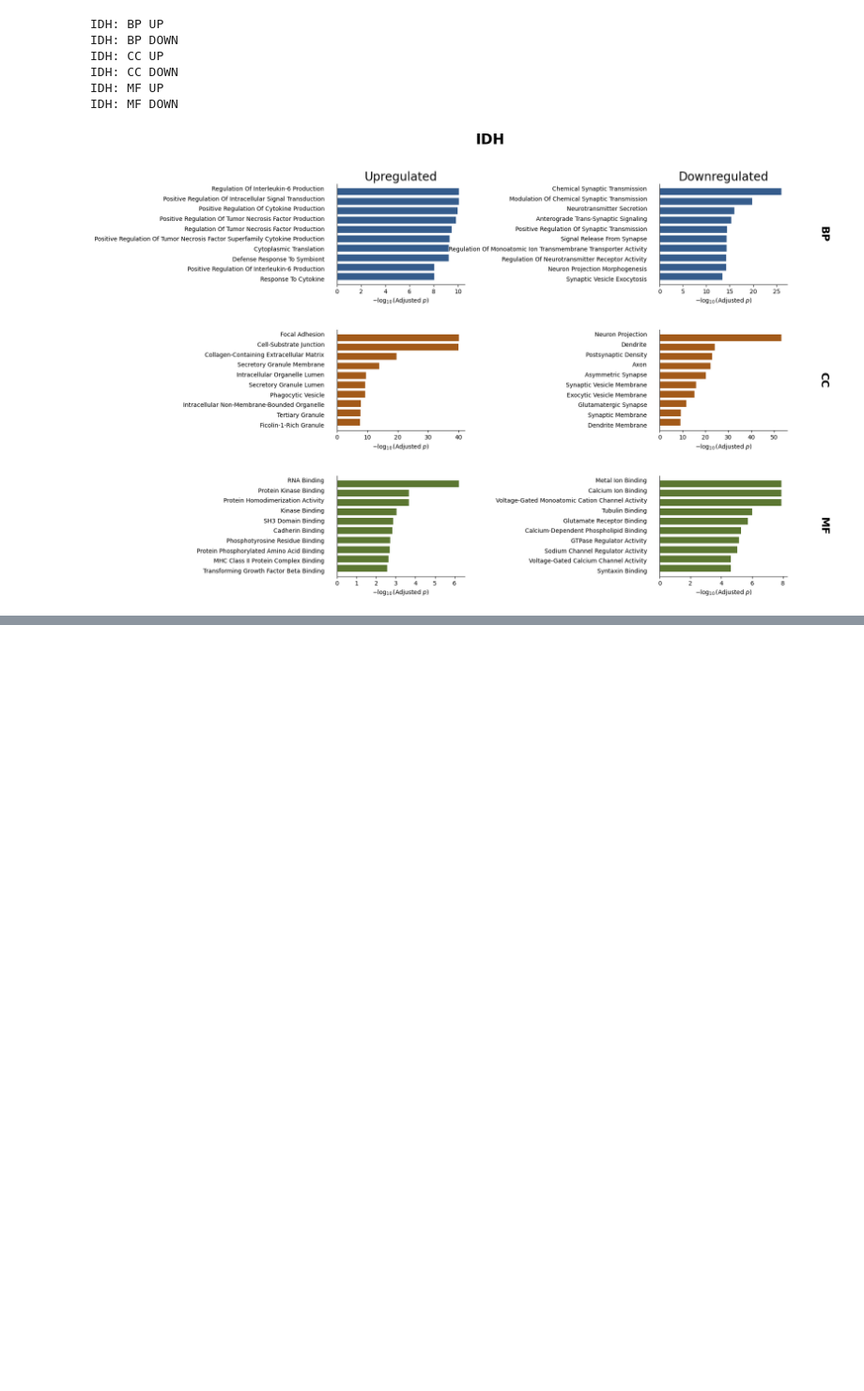
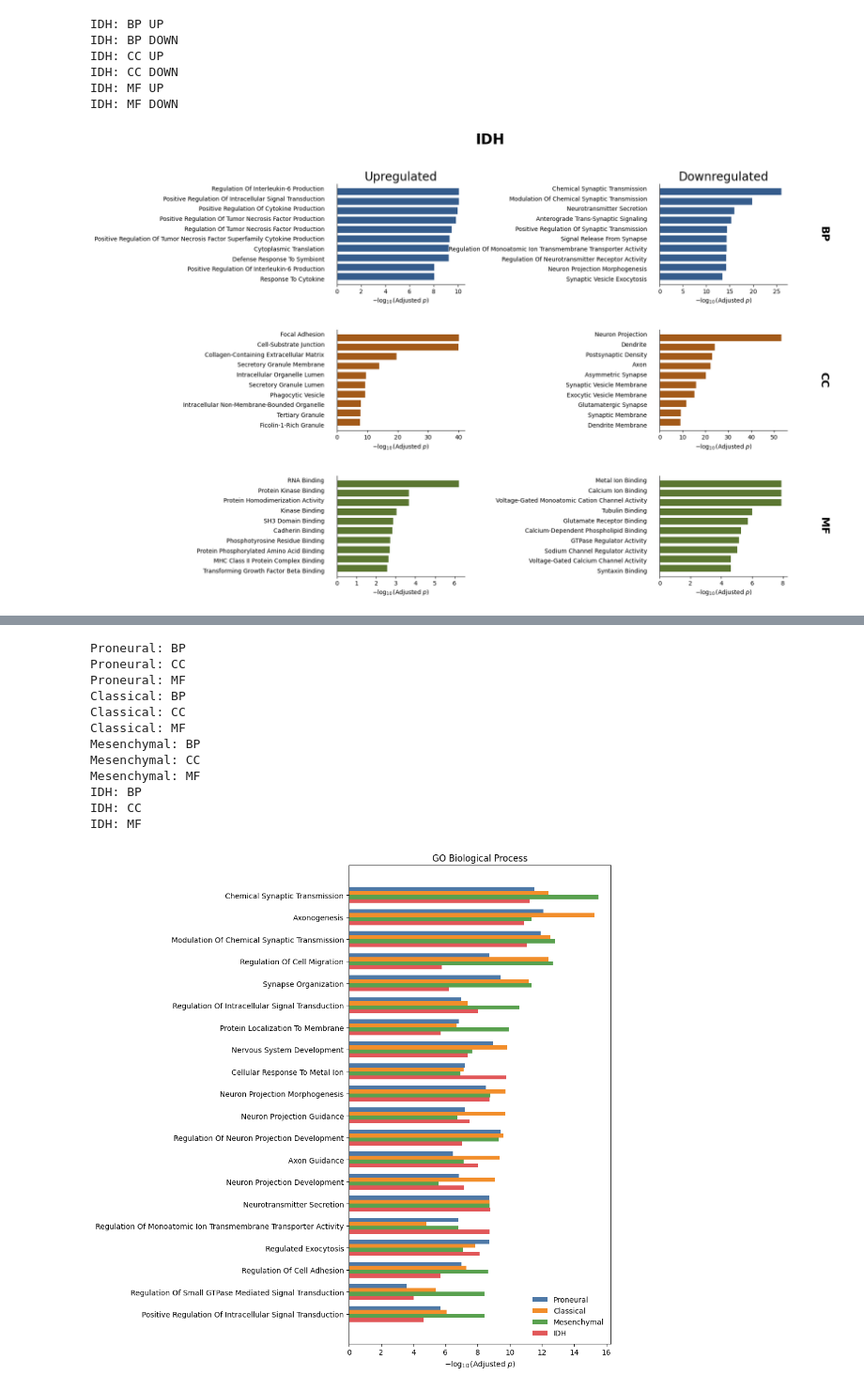
Before and after one commit to namtu06/BIO_RA, a Jupyter notebook: notebooks/06_GOenrichment.ipynb, the cells around one changed output, grey strips where cells are left out. Shown at 94% size. Cells and saved outputs as stored; diff of their text form; code cells hidden in the pictures; blank space fills up the shorter version.

```diff
--- a/notebooks/06_GOenrichment.ipynb
+++ b/notebooks/06_GOenrichment.ipynb
@@ -208,0 +69,36 @@ IDH: KEGG DOWN
+# %%
+go_combined = {}
+
+for subtype, file in files.items():
+    go_combined[subtype] = ge.analyze_subtype(
+        file,
+        subtype,
+        direction="combined"
+    )
+
+# Shared by ALL 4 subtypes
+bp1 = ge.build_go_matrix(go_combined, "BP", n_terms=20, min_subtypes=4)
+
+# Shared by at least 3 subtypes (recommended)
+bp2 = ge.build_go_matrix(go_combined, "BP", n_terms=20, min_subtypes=3)
+
+# Shared by at least 2 subtypes
+bp3 = ge.build_go_matrix(go_combined, "BP", n_terms=20, min_subtypes=2)
+
+ge.plot_go_comparison(bp1, "GO Biological Process")
+ge.plot_go_comparison(bp2, "GO Biological Process")
+ge.plot_go_comparison(bp3, "GO Biological Process")
+# %% [output]
+Proneural: BP
+Proneural: CC
+Proneural: MF
+Classical: BP
+Classical: CC
+Classical: MF
+Mesenchymal: BP
+Mesenchymal: CC
+Mesenchymal: MF
+IDH: BP
+IDH: CC
+IDH: MF
+[figure, added]
```
Also changed, not shown: parts of 6 cells of this notebook.
